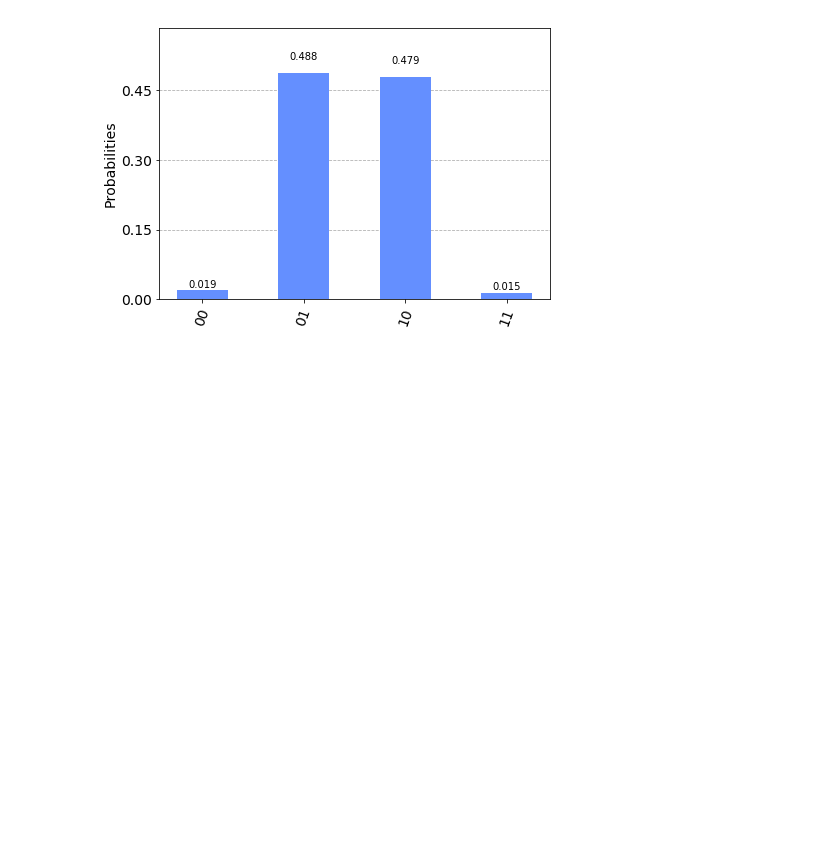
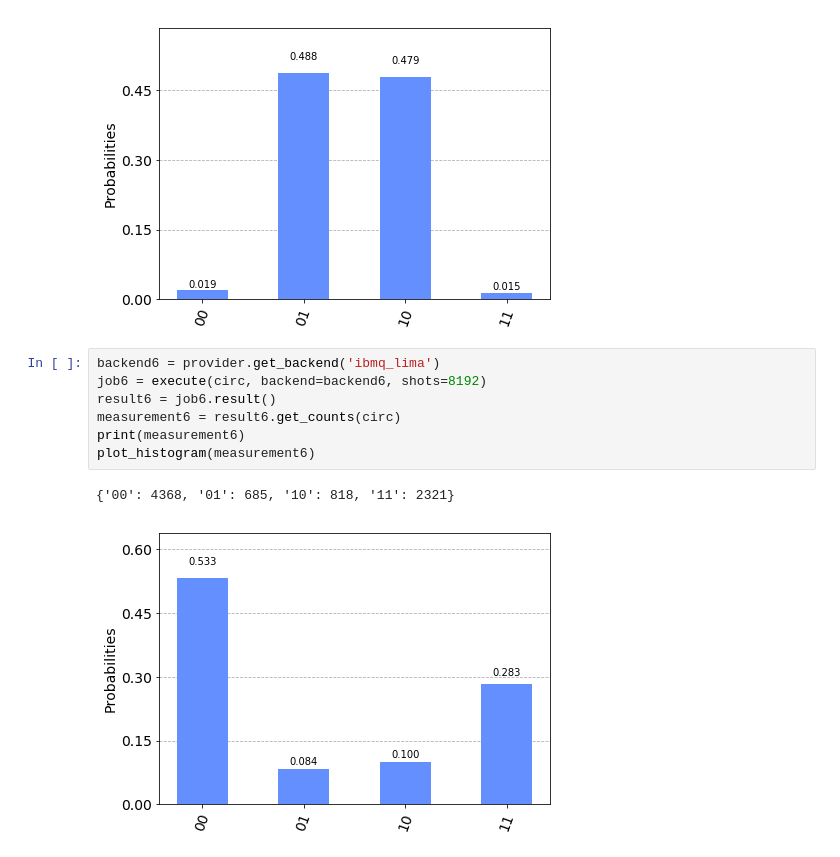
Before and after one commit to agustinsilva447/Quantum-Game-Theory, a Jupyter notebook: real_devices.ipynb, the cells around one changed output. Saved outputs shown, nothing was run; the diff lists cells and outputs as text; blank space fills up the shorter version.

```diff
--- a/real_devices.ipynb
+++ b/real_devices.ipynb
@@ -119,3 +119,13 @@ plot_histogram(measurement5)
 # %% [output]
 {'00': 156, '01': 3994, '10': 3923, '11': 119}
 [figure]
+# %%
+backend6 = provider.get_backend('ibmq_lima')
+job6 = execute(circ, backend=backend6, shots=8192)
+result6 = job6.result()
+measurement6 = result6.get_counts(circ)
+print(measurement6)
+plot_histogram(measurement6)
+# %% [output]
+{'00': 4368, '01': 685, '10': 818, '11': 2321}
+[figure, added]
```
Also changed, not shown: parts of 4 cells of this notebook, 1 other file.
